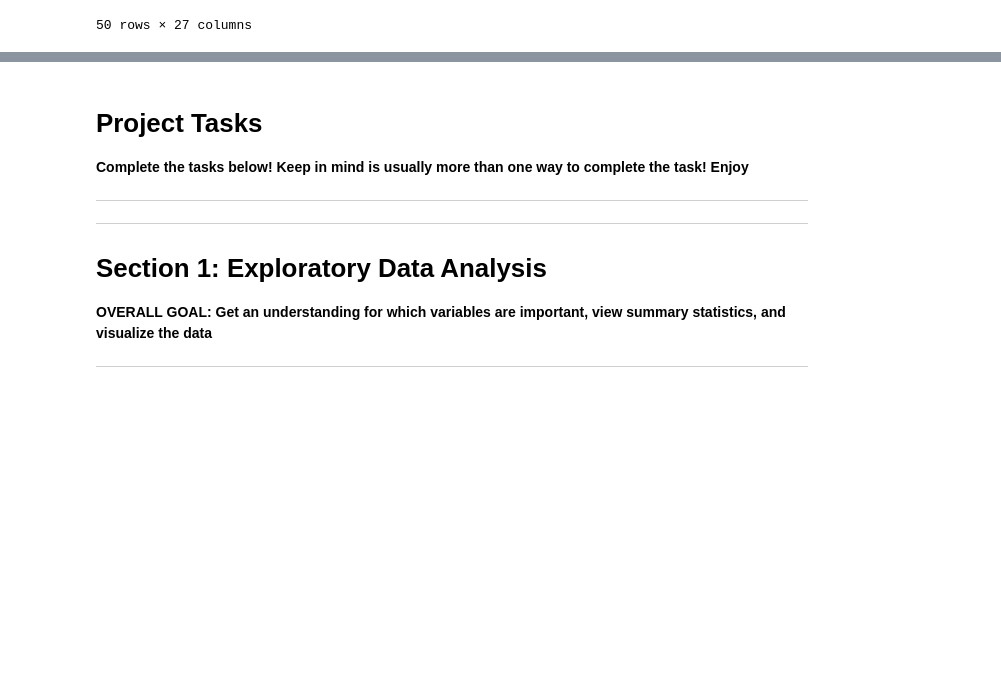
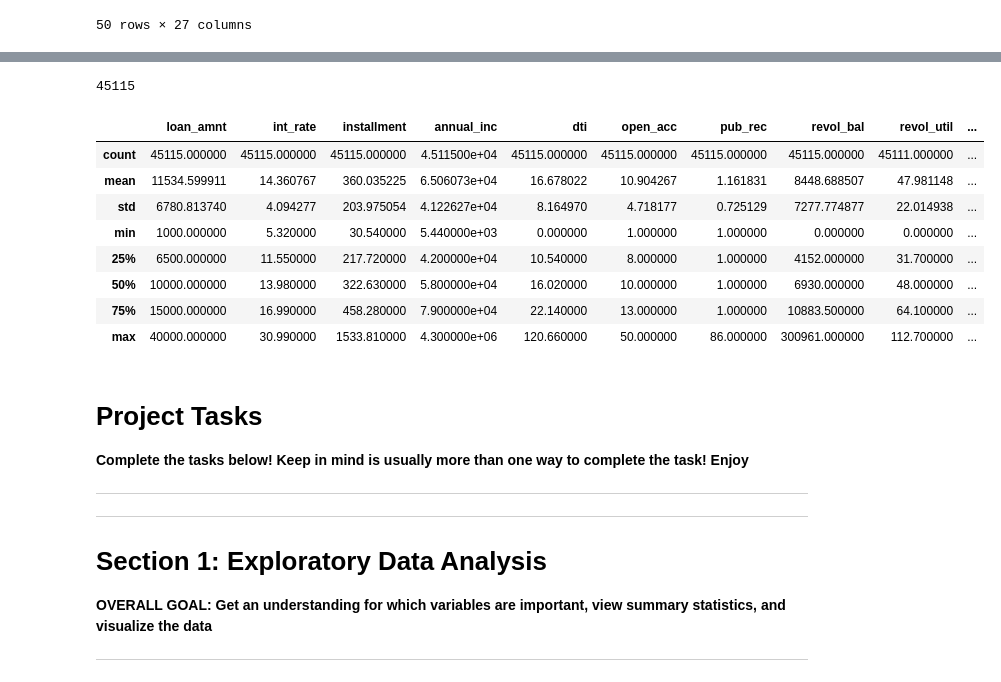
Before and after one commit to JennEYoon/python-ml, a Jupyter notebook: udemy-ds-bc/TensorFlow_FILES/ANNs/03-Keras-Project-Exercise.ipynb, the cells around one changed output, grey strips where cells are left out. Saved outputs shown, nothing was run; the diff lists cells and outputs as text; code cells hidden in the pictures; blank space fills up the shorter version.

```diff
--- a/udemy-ds-bc/TensorFlow_FILES/ANNs/03-Keras-Project-Exercise.ipynb
+++ b/udemy-ds-bc/TensorFlow_FILES/ANNs/03-Keras-Project-Exercise.ipynb
@@ -305,3 +305,6 @@ df.sort_values(by=['pub_rec_bankruptcies'], ascending=False, na_position='last')
 | 344270 | 20000.0 | 36 months | 14.65 | 689.89 | C | C5 | Engineer | 7 years | MORTGAGE | ... |
 | 357848 | 3000.0 | 36 months | 16.55 | 106.29 | D | D2 | truck driver | 3 years | RENT | ... |
 50 rows × 27 columns
+# %%
+df_bankrupt = df[df['pub_rec_bankruptcies']>0]
+df_bankrupt['pub_rec_bankruptcies'].value_counts()
@@ -308,3 +321,19 @@ df.sort_values(by=['pub_rec_bankruptcies'], ascending=False, na_position='last')
+# %%
+df_bankrupt['pub_rec_bankruptcies'].count()
+# %% [output]
+45115
+# %%
+df_bankrupt.describe()
+# %% [output]
+|  | loan_amnt | int_rate | installment | annual_inc | dti | open_acc | pub_rec | revol_bal | revol_util | ... |
+| count | 45115.000000 | 45115.000000 | 45115.000000 | 4.511500e+04 | 45115.000000 | 45115.000000 | 45115.000000 | 45115.000000 | 45111.000000 | ... |
+| mean | 11534.599911 | 14.360767 | 360.035225 | 6.506073e+04 | 16.678022 | 10.904267 | 1.161831 | 8448.688507 | 47.981148 | ... |
+| std | 6780.813740 | 4.094277 | 203.975054 | 4.122627e+04 | 8.164970 | 4.718177 | 0.725129 | 7277.774877 | 22.014938 | ... |
+| min | 1000.000000 | 5.320000 | 30.540000 | 5.440000e+03 | 0.000000 | 1.000000 | 1.000000 | 0.000000 | 0.000000 | ... |
+| 25% | 6500.000000 | 11.550000 | 217.720000 | 4.200000e+04 | 10.540000 | 8.000000 | 1.000000 | 4152.000000 | 31.700000 | ... |
+| 50% | 10000.000000 | 13.980000 | 322.630000 | 5.800000e+04 | 16.020000 | 10.000000 | 1.000000 | 6930.000000 | 48.000000 | ... |
+| 75% | 15000.000000 | 16.990000 | 458.280000 | 7.900000e+04 | 22.140000 | 13.000000 | 1.000000 | 10883.500000 | 64.100000 | ... |
+| max | 40000.000000 | 30.990000 | 1533.810000 | 4.300000e+06 | 120.660000 | 50.000000 | 86.000000 | 300961.000000 | 112.700000 | ... |
 # %% [markdown]
 # Project Tasks
 
```
Also changed, not shown: parts of 7 cells of this notebook, 1 other file.
